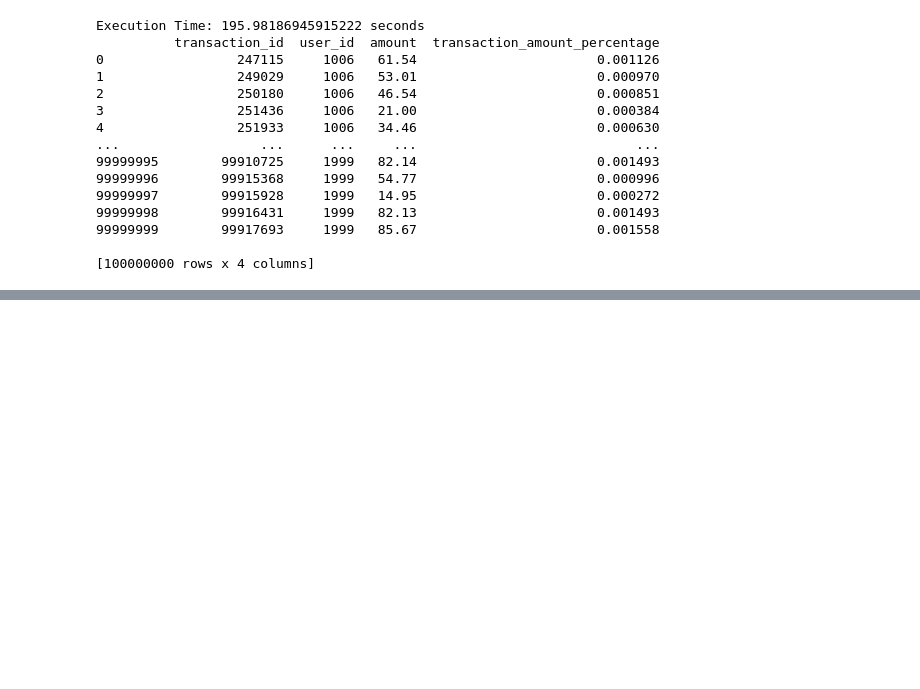
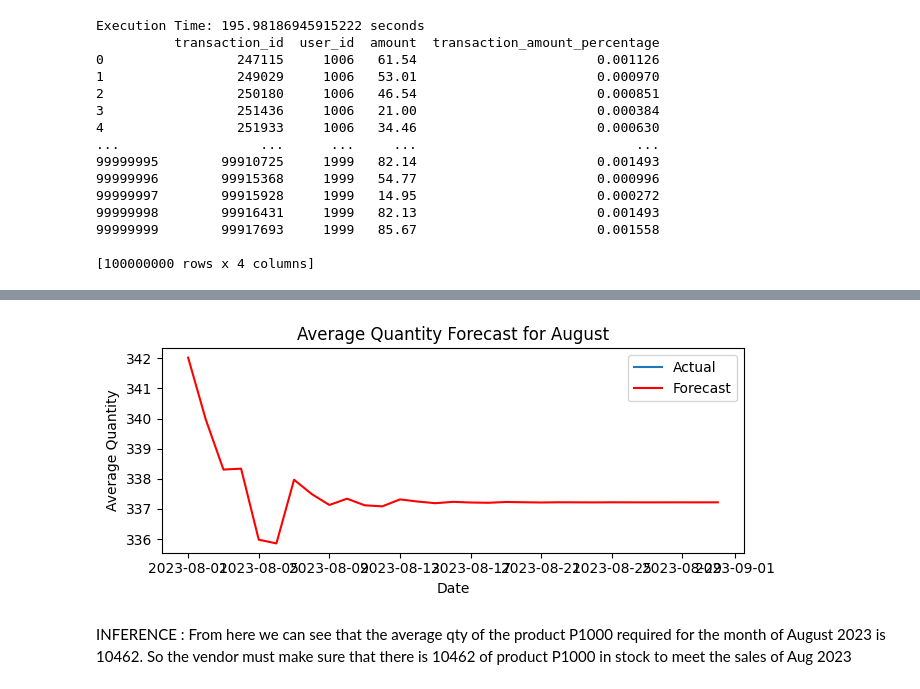
Before and after one commit to iamhwkchn/analysis_dckdb, a Jupyter notebook: analysis_final.ipynb, the cells around one changed output, grey strips where cells are left out. Drawn from its saved outputs; the diff is of its cells as text; code cells hidden in the pictures; blank space fills up the shorter version.

```diff
--- a/analysis_final.ipynb
+++ b/analysis_final.ipynb
@@ -511,0 +788,16 @@ Execution Time: 195.98186945915222 seconds
+# %%
+# Forecast future values
+forecast_steps = 31
+forecast = fit_model.forecast(steps=forecast_steps)
+forecast_dates = pd.date_range(start='2023-08-01', periods=forecast_steps, freq='D')
+
+#average quantity for each day in aug
+avg_qty_per_day = forecast
+
+# sum of average quantities round to nearest integer
+sum_avg_qty = int(round(avg_qty_per_day.sum()))
+
+for date, qty in zip(forecast_dates, avg_qty_per_day):
+    print(f"Date: {date.strftime('%Y-%m-%d')}, Avg Qty: {qty:.2f}")
+
+print("Sum of Avg Qty for August (rounded):", sum_avg_qty)
@@ -512,2 +822,17 @@ Execution Time: 195.98186945915222 seconds
+# %%
+# forecast visualization
+plt.figure(figsize=(7, 3))
+plt.plot(actual_data_august.index, actual_data_august, label='Actual')
+plt.plot(forecast_dates, avg_qty_per_day, label='Forecast', color='red')
+plt.title('Average Quantity Forecast for August')
+plt.xlabel('Date')
+plt.ylabel('Average Quantity')
+plt.tight_layout()
+plt.legend()
+plt.show()
+# %% [output]
+[figure, added]
+# %% [markdown]
+INFERENCE : From here we can see that the average qty of the product P1000 required for the month of August 2023 is 10462. So the vendor must make sure that there is 10462 of product P1000 in stock to meet the sales of Aug 2023
 # %%
 conn.close()
```
Also changed, not shown: parts of 37 cells of this notebook.
